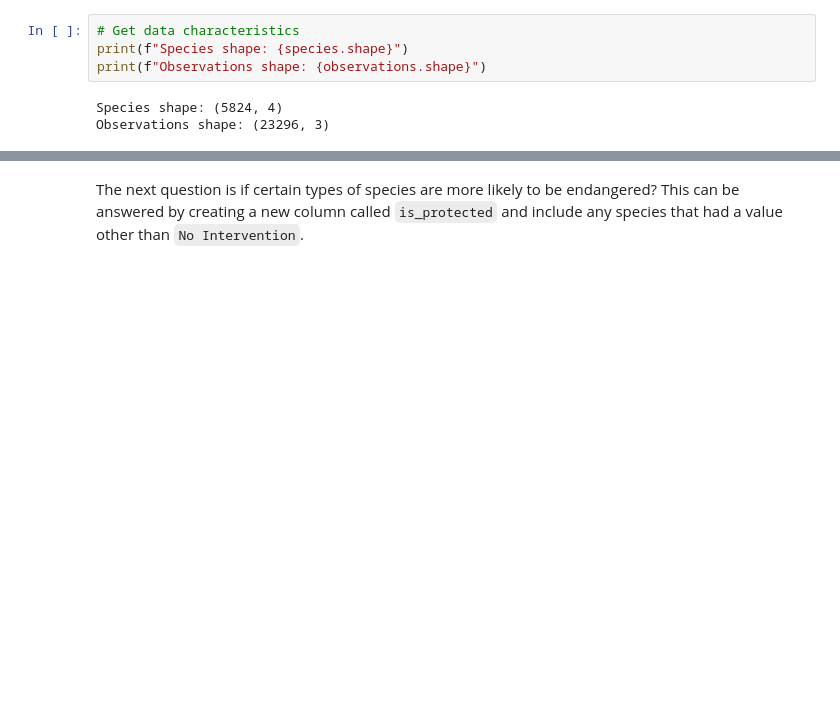
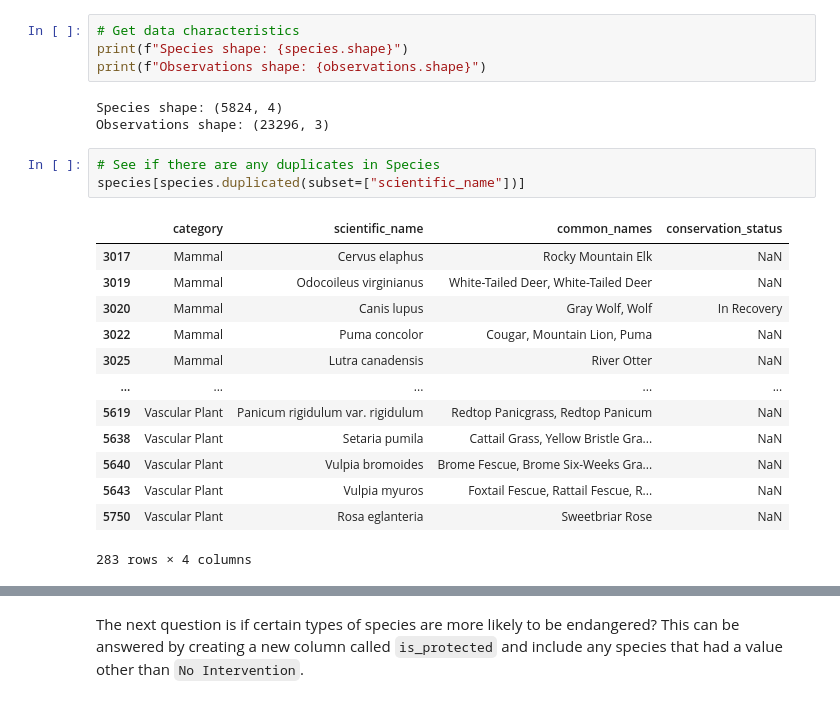
Before and after one commit to soyuz108/Visualization.-Biodiversity, a Jupyter notebook: viz_biodiversity.ipynb, the cells around one changed output, grey strips where cells are left out. Cells and saved outputs as stored; diff of their text form; blank space fills up the shorter version.

```diff
--- a/viz_biodiversity.ipynb
+++ b/viz_biodiversity.ipynb
@@ -63,3 +58,20 @@ print(f"Observations shape: {observations.shape}")
 # %% [output]
 Species shape: (5824, 4)
 Observations shape: (23296, 3)
+# %%
+# See if there are any duplicates in Species
+species[species.duplicated(subset=["scientific_name"])]
+# %% [output]
+|  | category | scientific_name | common_names | conservation_status |
+| 3017 | Mammal | Cervus elaphus | Rocky Mountain Elk | NaN |
+| 3019 | Mammal | Odocoileus virginianus | White-Tailed Deer, White-Tailed Deer | NaN |
+| 3020 | Mammal | Canis lupus | Gray Wolf, Wolf | In Recovery |
+| 3022 | Mammal | Puma concolor | Cougar, Mountain Lion, Puma | NaN |
+| 3025 | Mammal | Lutra canadensis | River Otter | NaN |
+| ... | ... | ... | ... | ... |
+| 5619 | Vascular Plant | Panicum rigidulum var. rigidulum | Redtop Panicgrass, Redtop Panicum | NaN |
+| 5638 | Vascular Plant | Setaria pumila | Cattail Grass, Yellow Bristle Gra... | NaN |
+| 5640 | Vascular Plant | Vulpia bromoides | Brome Fescue, Brome Six-Weeks Gra... | NaN |
+| 5643 | Vascular Plant | Vulpia myuros | Foxtail Fescue, Rattail Fescue, R... | NaN |
+| 5750 | Vascular Plant | Rosa eglanteria | Sweetbriar Rose | NaN |
+283 rows × 4 columns
```
Also changed, not shown: parts of 27 cells of this notebook.
